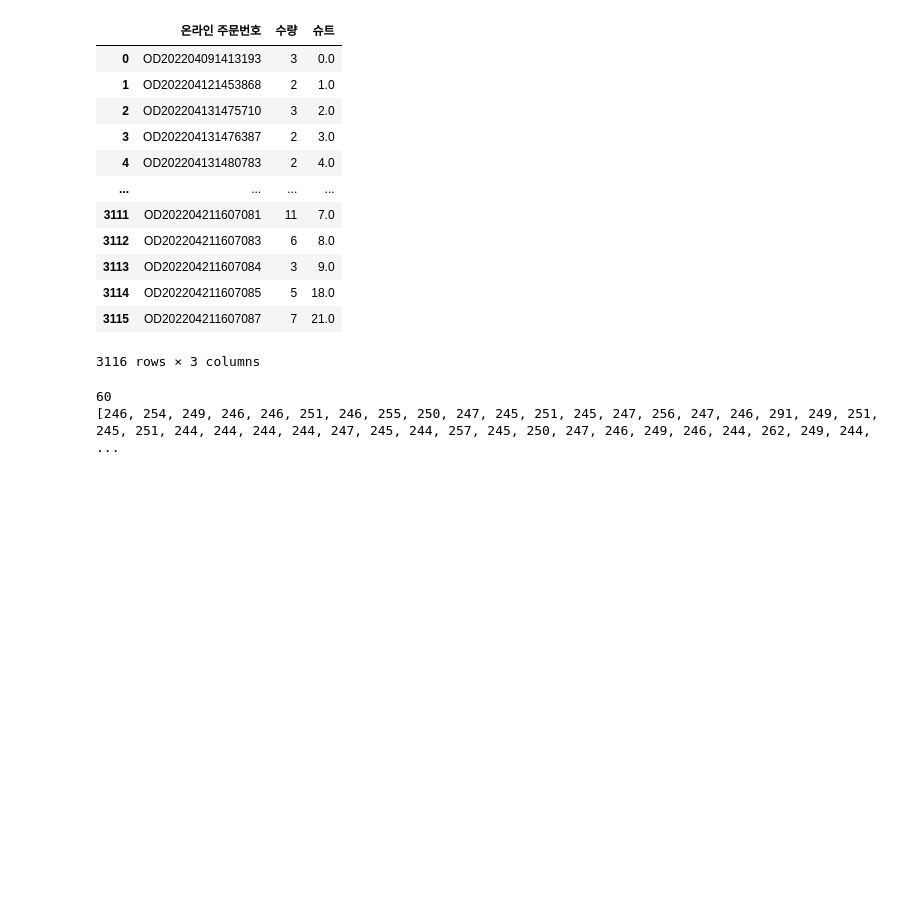
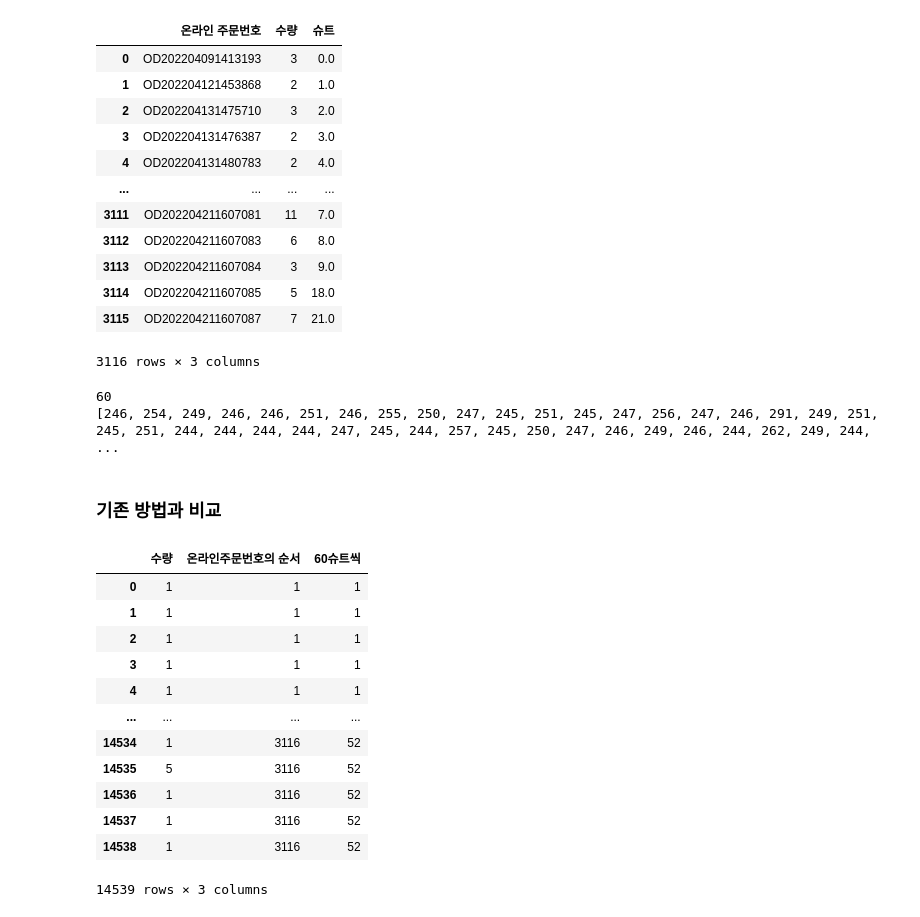
Before and after one commit to be-garam/Hokusho_Capstone, a Jupyter notebook: BA/BA_algorithm.ipynb, the cells around one changed output. Saved outputs shown, nothing was run; the diff lists cells and outputs as text; code cells hidden in the pictures; blank space fills up the shorter version.

```diff
--- a/BA/BA_algorithm.ipynb
+++ b/BA/BA_algorithm.ipynb
@@ -225,3 +213,22 @@ print(workload)
 # %% [output]
 60
 [246, 254, 249, 246, 246, 251, 246, 255, 250, 247, 245, 251, 245, 247, 256, 247, 246, 291, 249, 251, 245, 251, 244, 244, 244, 244, 247, 245, 244, 257, 245, 250, 247, 246, 249, 246, 244, 262, 249, 244, ...
+# %% [markdown]
+### 기존 방법과 비교
+# %%
+origin = pd.read_excel("data/BA_Sample_Samsung_0421_verificated_1.xlsx",usecols=['온라인주문번호의 순서','60슈트씩','수량'],sheet_name="출하_4월21일자")
+origin
+# %% [output]
+|  | 수량 | 온라인주문번호의 순서 | 60슈트씩 |
+| 0 | 1 | 1 | 1 |
+| 1 | 1 | 1 | 1 |
+| 2 | 1 | 1 | 1 |
+| 3 | 1 | 1 | 1 |
+| 4 | 1 | 1 | 1 |
+| ... | ... | ... | ... |
+| 14534 | 1 | 3116 | 52 |
+| 14535 | 5 | 3116 | 52 |
+| 14536 | 1 | 3116 | 52 |
+| 14537 | 1 | 3116 | 52 |
+| 14538 | 1 | 3116 | 52 |
+14539 rows × 3 columns
```
Also changed, not shown: parts of 6 cells of this notebook.
